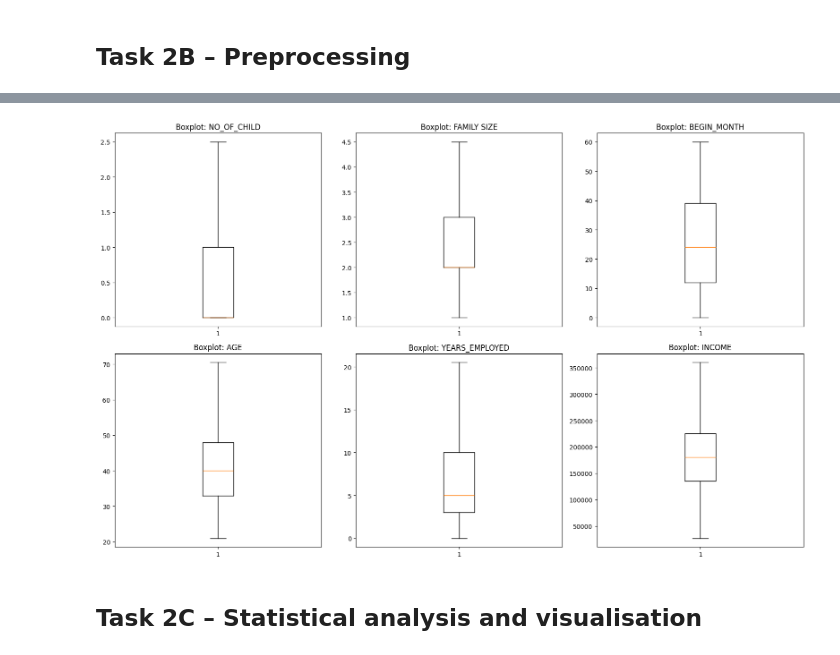
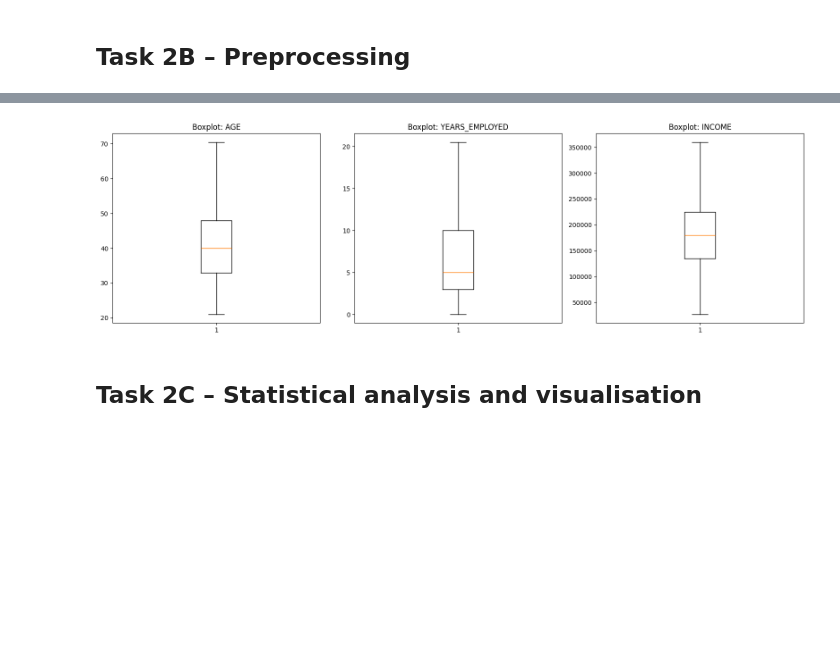
Before and after one commit to AabidhaRifky/CL-MCSDS-CMU-10-04_CMP7005_Fraud_Detection_Analysis, a Jupyter notebook: notebook/cmp7005_fraud_detection.ipynb, the cells around one changed output, grey strips where cells are left out. Saved outputs shown, nothing was run; the diff lists cells and outputs as text; code cells hidden in the pictures; blank space fills up the shorter version.

```diff
--- a/notebook/cmp7005_fraud_detection.ipynb
+++ b/notebook/cmp7005_fraud_detection.ipynb
@@ -197,5 +303,4 @@ else:
 # %%
-
 data_clean = data.copy()
 
 numeric_columns = data_clean.select_dtypes(include=[np.number]).columns.tolist()
@@ -209,9 +314,23 @@ for col in categorical_columns:
     fill_value = mode_value.iloc[0] if len(mode_value) > 0 else "Unknown"
     data_clean[col] = data_clean[col].fillna(fill_value)
 
+data_clean = add_engineered_features(data_clean)
+
+engineered_feature_cols = [col for col in ["INCOME_PER_FAMILY_MEMBER", "HAS_CONTACT_INFO", "IS_LARGE_FAMILY"] if col in data_clean.columns]
+engineered_feature_summary = pd.DataFrame({
+    "Feature": engineered_feature_cols,
+    "Missing_Values": [int(data_clean[col].isnull().sum()) for col in engineered_feature_cols],
+    "Mean": [round(pd.to_numeric(data_clean[col], errors="coerce").mean(), 4) for col in engineered_feature_cols],
+    "Min": [round(pd.to_numeric(data_clean[col], errors="coerce").min(), 4) for col in engineered_feature_cols],
+    "Max": [round(pd.to_numeric(data_clean[col], errors="coerce").max(), 4) for col in engineered_feature_cols]
+})
+
 missing_summary_after = pd.DataFrame({"Column": data_clean.columns, "Missing_Count": data_clean.isnull().sum().values})
 missing_summary_after["Missing_Percentage"] = (missing_summary_after["Missing_Count"] / len(data_clean) * 100).round(3)
 missing_summary_after.to_csv("tables/missing_summary_after_treatment.csv", index=False)
+engineered_feature_summary.to_csv("tables/engineered_feature_summary.csv", index=False)
+
 display(missing_summary_after.sort_values(by="Missing_Count", ascending=False).head(20))
+display(engineered_feature_summary)
 # %% [output]
 |  | Column | Missing_Count | Missing_Percentage |
@@ -234,6 +365,8 @@ display(missing_summary_after.sort_values(by="Missing_Count", ascending=False).h
 # %%
-
-candidate_numeric_cols = [col for col in ["NO_OF_CHILD", "FAMILY SIZE", "BEGIN_MONTH", "AGE", "YEARS_EMPLOYED", "INCOME"] if col in data_clean.columns]
+# For EDA, outlier treatment is applied only to continuous variables.
+# Count variables such as NO_OF_CHILD and FAMILY SIZE are not capped
+# because fractional values would be unrealistic.
+candidate_numeric_cols = [col for col in ["AGE", "YEARS_EMPLOYED", "INCOME"] if col in data_clean.columns]
 
 data_capped = data_clean.copy()
 outlier_records = []
@@ -271,16 +401,18 @@ display(outlier_summary)
 # %%
+ncols = 3
+nrows = int(np.ceil(len(candidate_numeric_cols) / ncols))
 
-plt.figure(figsize=(16, 10))
+plt.figure(figsize=(16, 5 * nrows))
 for i, col in enumerate(candidate_numeric_cols, 1):
-    plt.subplot(2, 3, i)
+    plt.subplot(nrows, ncols, i)
     plt.boxplot(data_capped[col].dropna(), vert=True)
     plt.title(f"Boxplot: {col}")
 
 plt.tight_layout()
 plt.savefig("figures/boxplots_after_outlier_capping.png", dpi=300, bbox_inches="tight")
 plt.show()
 # %% [output]
-[figure, old version]
+[figure, new version]
 # %% [markdown]
 ## Task 2C – Statistical analysis and visualisation
 # %%
```
Also changed, not shown: parts of 47 cells of this notebook, 1 other file.
